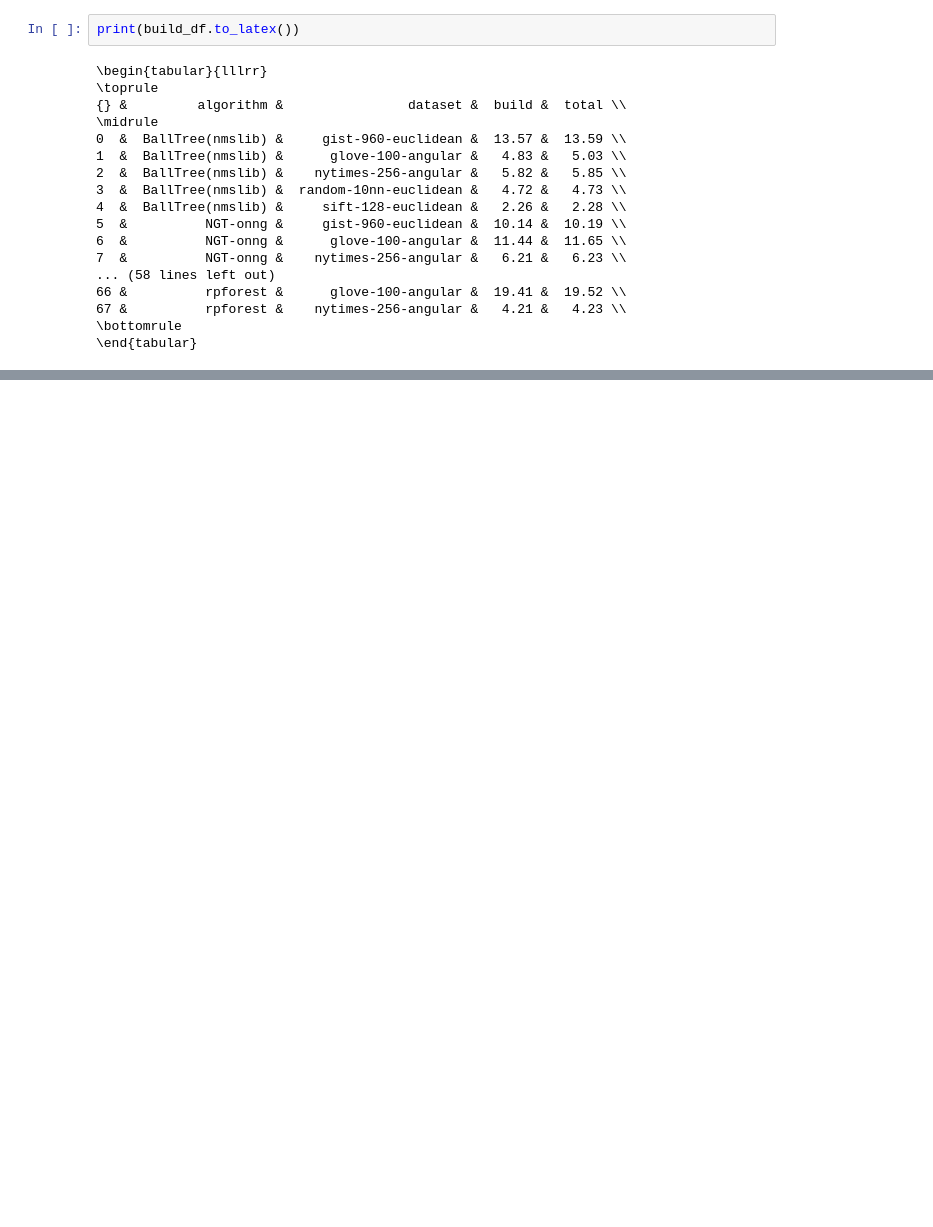
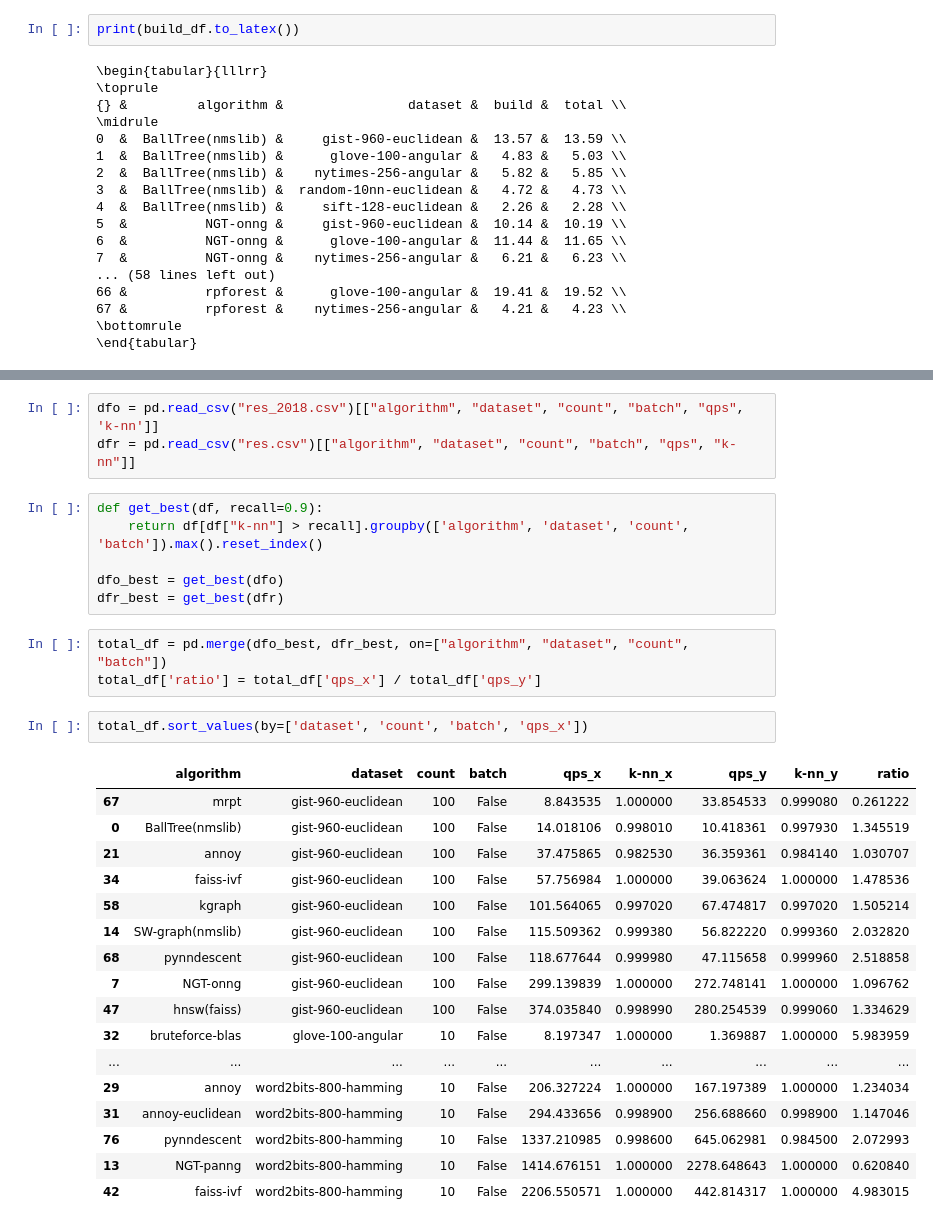
Before and after one commit to maumueller/ann-benchmarks-reproducibility, a Jupyter notebook: eval.ipynb, the cells around one changed output, grey strips where cells are left out. Drawn from its saved outputs; the diff is of its cells as text; blank space fills up the shorter version.

```diff
--- a/eval.ipynb
+++ b/eval.ipynb
@@ -120,0 +83,32 @@ print(build_df.to_latex())
+# %%
+dfo = pd.read_csv("res_2018.csv")[["algorithm", "dataset", "count", "batch", "qps", 'k-nn']]
+dfr = pd.read_csv("res.csv")[["algorithm", "dataset", "count", "batch", "qps", "k-nn"]]
+# %%
+def get_best(df, recall=0.9):
+    return df[df["k-nn"] > recall].groupby(['algorithm', 'dataset', 'count', 'batch']).max().reset_index()
+
+dfo_best = get_best(dfo)
+dfr_best = get_best(dfr)
+# %%
+total_df = pd.merge(dfo_best, dfr_best, on=["algorithm", "dataset", "count", "batch"])
+total_df['ratio'] = total_df['qps_x'] / total_df['qps_y']
+# %%
+total_df.sort_values(by=['dataset', 'count', 'batch', 'qps_x'])
+# %% [output]
+|  | algorithm | dataset | count | batch | qps_x | k-nn_x | qps_y | k-nn_y | ratio |
+| 67 | mrpt | gist-960-euclidean | 100 | False | 8.843535 | 1.000000 | 33.854533 | 0.999080 | 0.261222 |
+| 0 | BallTree(nmslib) | gist-960-euclidean | 100 | False | 14.018106 | 0.998010 | 10.418361 | 0.997930 | 1.345519 |
+| 21 | annoy | gist-960-euclidean | 100 | False | 37.475865 | 0.982530 | 36.359361 | 0.984140 | 1.030707 |
+| 34 | faiss-ivf | gist-960-euclidean | 100 | False | 57.756984 | 1.000000 | 39.063624 | 1.000000 | 1.478536 |
+| 58 | kgraph | gist-960-euclidean | 100 | False | 101.564065 | 0.997020 | 67.474817 | 0.997020 | 1.505214 |
+| 14 | SW-graph(nmslib) | gist-960-euclidean | 100 | False | 115.509362 | 0.999380 | 56.822220 | 0.999360 | 2.032820 |
+| 68 | pynndescent | gist-960-euclidean | 100 | False | 118.677644 | 0.999980 | 47.115658 | 0.999960 | 2.518858 |
+| 7 | NGT-onng | gist-960-euclidean | 100 | False | 299.139839 | 1.000000 | 272.748141 | 1.000000 | 1.096762 |
+| 47 | hnsw(faiss) | gist-960-euclidean | 100 | False | 374.035840 | 0.998990 | 280.254539 | 0.999060 | 1.334629 |
+| 32 | bruteforce-blas | glove-100-angular | 10 | False | 8.197347 | 1.000000 | 1.369887 | 1.000000 | 5.983959 |
+| ... | ... | ... | ... | ... | ... | ... | ... | ... | ... |
+| 29 | annoy | word2bits-800-hamming | 10 | False | 206.327224 | 1.000000 | 167.197389 | 1.000000 | 1.234034 |
+| 31 | annoy-euclidean | word2bits-800-hamming | 10 | False | 294.433656 | 0.998900 | 256.688660 | 0.998900 | 1.147046 |
+| 76 | pynndescent | word2bits-800-hamming | 10 | False | 1337.210985 | 0.998600 | 645.062981 | 0.984500 | 2.072993 |
+| 13 | NGT-panng | word2bits-800-hamming | 10 | False | 1414.676151 | 1.000000 | 2278.648643 | 1.000000 | 0.620840 |
+| 42 | faiss-ivf | word2bits-800-hamming | 10 | False | 2206.550571 | 1.000000 | 442.814317 | 1.000000 | 4.983015 |
```
Also changed, not shown: parts of 7 cells of this notebook.
